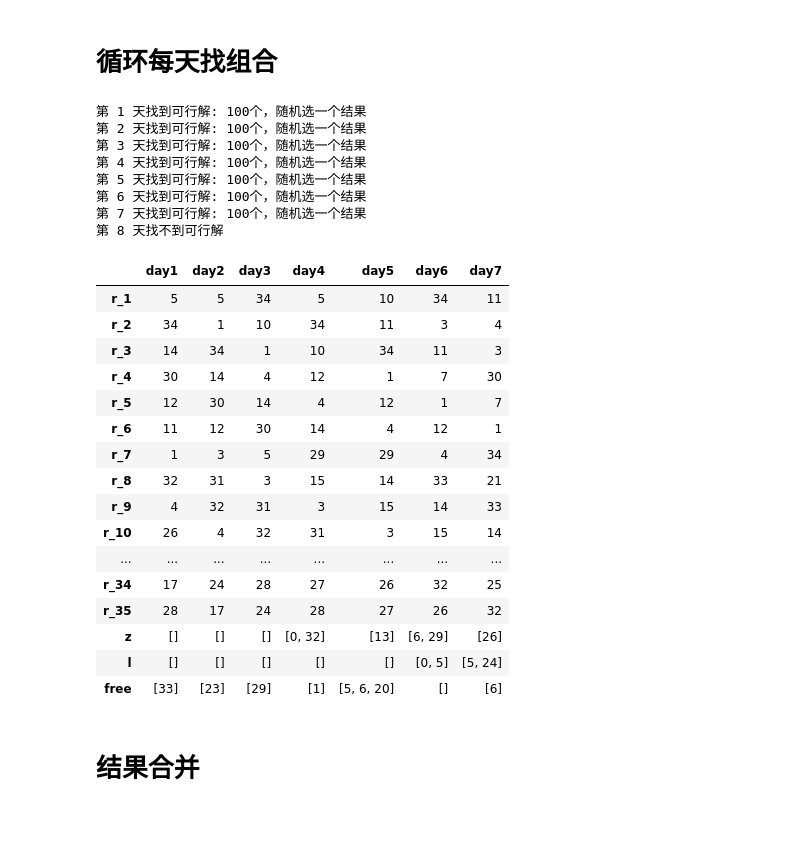
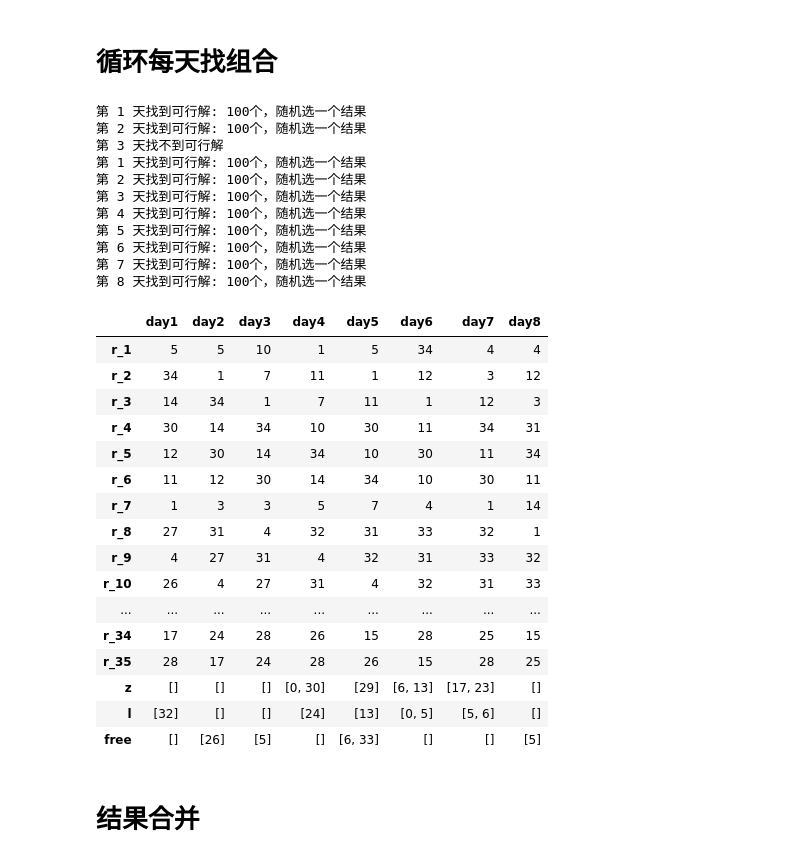
Before and after one commit to xx529/car_plan, a Jupyter notebook: plan.ipynb, the cells around one changed output. Drawn from its saved outputs; the diff is of its cells as text; code cells hidden in the pictures; blank space fills up the shorter version.

```diff
--- a/plan.ipynb
+++ b/plan.ipynb
@@ -369,52 +369,55 @@ while is_find is not True:
             car_remaining_l[car_idx] -= road_length[i]
             car_remaining_z[car_idx] -= road_length[i]
             car_remaining_days[car_idx] -= 1
 
         # 恢复 l 里程
         for i in df_result.iloc[l_idx]:
             car_remaining_l[i] = l_recovery_capacity
 
         # 恢复 z 里程和天数
         for i in df_result.iloc[z_idx]:
             car_remaining_z[i] = z_recovery_capacity
             car_remaining_days[i] = z_recovery_days
 
         # 画图数据记录
         car_remaining_l_per_day.append(car_remaining_l.copy())
         car_remaining_z_per_day.append(car_remaining_z.copy())
         car_remaining_days_per_day.append(car_remaining_days.copy())
     else:
         is_find = True
 
-    break
+    # break
 
 pd.concat(df_result_ls, axis=1)
 # %% [output]
+第 1 天找到可行解: 100个，随机选一个结果
+第 2 天找到可行解: 100个，随机选一个结果
+第 3 天找不到可行解
 第 1 天找到可行解: 100个，随机选一个结果
 第 2 天找到可行解: 100个，随机选一个结果
 第 3 天找到可行解: 100个，随机选一个结果
 第 4 天找到可行解: 100个，随机选一个结果
 第 5 天找到可行解: 100个，随机选一个结果
 第 6 天找到可行解: 100个，随机选一个结果
 第 7 天找到可行解: 100个，随机选一个结果
-第 8 天找不到可行解
+第 8 天找到可行解: 100个，随机选一个结果
-|  | day1 | day2 | day3 | day4 | day5 | day6 | day7 |
-| r_1 | 5 | 5 | 34 | 5 | 10 | 34 | 11 |
-| r_2 | 34 | 1 | 10 | 34 | 11 | 3 | 4 |
-| r_3 | 14 | 34 | 1 | 10 | 34 | 11 | 3 |
-| r_4 | 30 | 14 | 4 | 12 | 1 | 7 | 30 |
-| r_5 | 12 | 30 | 14 | 4 | 12 | 1 | 7 |
-| r_6 | 11 | 12 | 30 | 14 | 4 | 12 | 1 |
-| r_7 | 1 | 3 | 5 | 29 | 29 | 4 | 34 |
-| r_8 | 32 | 31 | 3 | 15 | 14 | 33 | 21 |
-| r_9 | 4 | 32 | 31 | 3 | 15 | 14 | 33 |
-| r_10 | 26 | 4 | 32 | 31 | 3 | 15 | 14 |
-| ... | ... | ... | ... | ... | ... | ... | ... |
-| r_34 | 17 | 24 | 28 | 27 | 26 | 32 | 25 |
-| r_35 | 28 | 17 | 24 | 28 | 27 | 26 | 32 |
-| z | [] | [] | [] | [0, 32] | [13] | [6, 29] | [26] |
-| l | [] | [] | [] | [] | [] | [0, 5] | [5, 24] |
-| free | [33] | [23] | [29] | [1] | [5, 6, 20] | [] | [6] |
+|  | day1 | day2 | day3 | day4 | day5 | day6 | day7 | day8 |
+| r_1 | 5 | 5 | 10 | 1 | 5 | 34 | 4 | 4 |
+| r_2 | 34 | 1 | 7 | 11 | 1 | 12 | 3 | 12 |
+| r_3 | 14 | 34 | 1 | 7 | 11 | 1 | 12 | 3 |
+| r_4 | 30 | 14 | 34 | 10 | 30 | 11 | 34 | 31 |
+| r_5 | 12 | 30 | 14 | 34 | 10 | 30 | 11 | 34 |
+| r_6 | 11 | 12 | 30 | 14 | 34 | 10 | 30 | 11 |
+| r_7 | 1 | 3 | 3 | 5 | 7 | 4 | 1 | 14 |
+| r_8 | 27 | 31 | 4 | 32 | 31 | 33 | 32 | 1 |
+| r_9 | 4 | 27 | 31 | 4 | 32 | 31 | 33 | 32 |
+| r_10 | 26 | 4 | 27 | 31 | 4 | 32 | 31 | 33 |
+| ... | ... | ... | ... | ... | ... | ... | ... | ... |
+| r_34 | 17 | 24 | 28 | 26 | 15 | 28 | 25 | 15 |
+| r_35 | 28 | 17 | 24 | 28 | 26 | 15 | 28 | 25 |
+| z | [] | [] | [] | [0, 30] | [29] | [6, 13] | [17, 23] | [] |
+| l | [32] | [] | [] | [24] | [13] | [0, 5] | [5, 6] | [] |
+| free | [] | [26] | [5] | [] | [6, 33] | [] | [] | [5] |
 # %% [markdown]
 # 结果合并
 # %%
```
Also changed, not shown: parts of 1 cell of this notebook, 1 other file.
